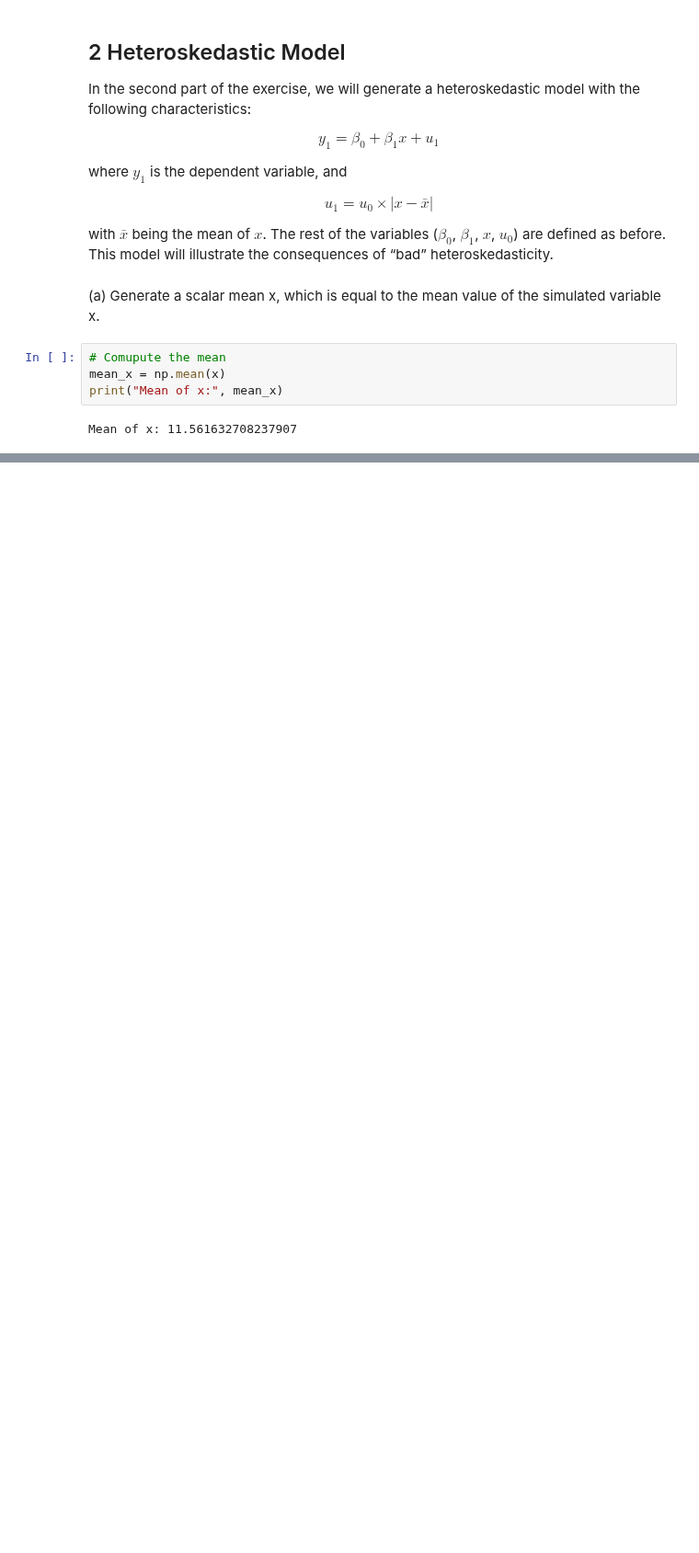
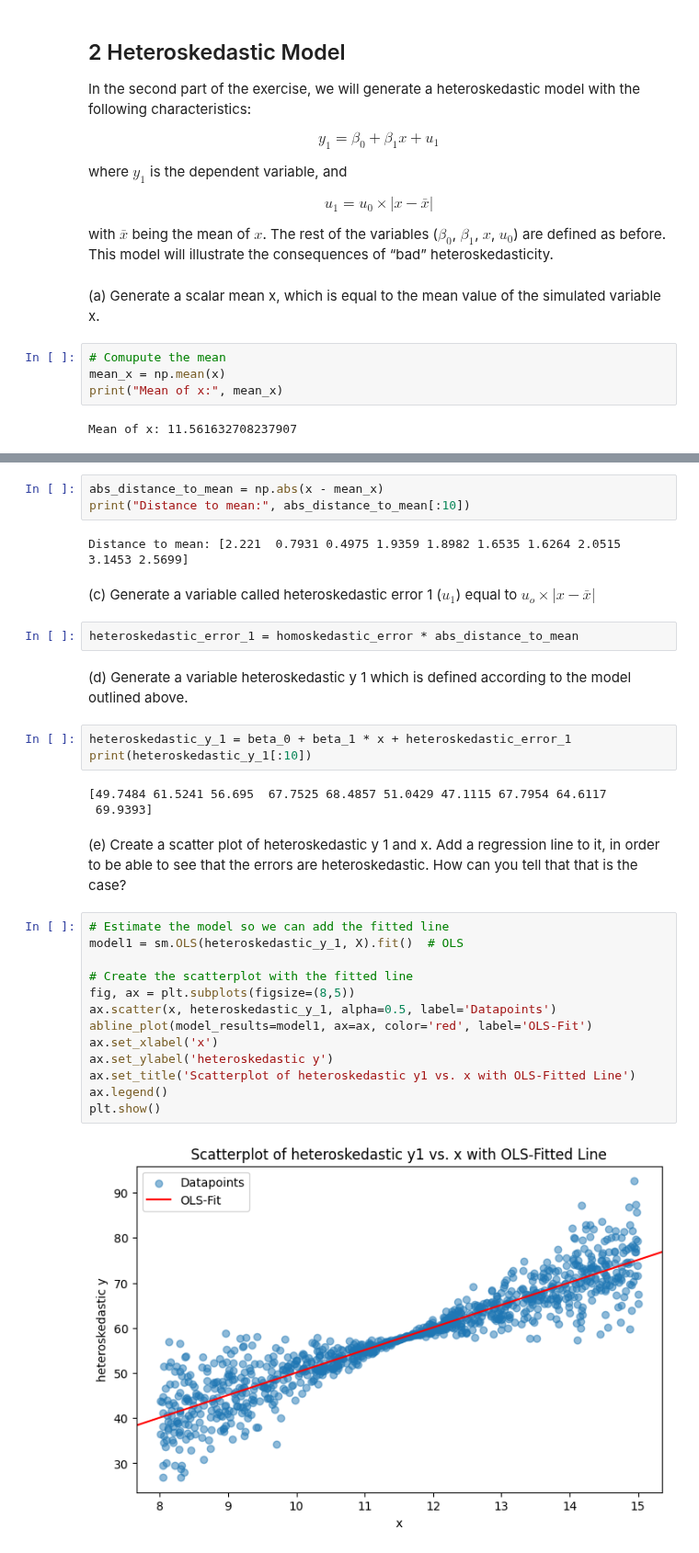
Before and after one commit to J-Wilke/Computational-Economics, a Jupyter notebook: Econometrics/Econometrics_II_Excercises/E2_Misspecification.ipynb, the cells around one changed output, grey strips where cells are left out. Shown at 92% size. Drawn from its saved outputs; the diff is of its cells as text; blank space fills up the shorter version.

```diff
--- a/Econometrics/Econometrics_II_Excercises/E2_Misspecification.ipynb
+++ b/Econometrics/Econometrics_II_Excercises/E2_Misspecification.ipynb
@@ -149,0 +152,34 @@ Mean of x: 11.561632708237907
+# %%
+abs_distance_to_mean = np.abs(x - mean_x)
+print("Distance to mean:", abs_distance_to_mean[:10])
+# %% [output]
+Distance to mean: [2.221  0.7931 0.4975 1.9359 1.8982 1.6535 1.6264 2.0515 3.1453 2.5699]
+# %% [markdown]
+(c) Generate a variable called heteroskedastic error 1 ($u_1$) equal to $u_o \times \lvert x - \bar{x} \rvert$
+# %%
+heteroskedastic_error_1 = homoskedastic_error * abs_distance_to_mean
+# %% [markdown]
+(d) Generate a variable heteroskedastic y 1 which is defined according to the model outlined above.
+# %%
+heteroskedastic_y_1 = beta_0 + beta_1 * x + heteroskedastic_error_1
+print(heteroskedastic_y_1[:10])
+# %% [output]
+[49.7484 61.5241 56.695  67.7525 68.4857 51.0429 47.1115 67.7954 64.6117
+ 69.9393]
+# %% [markdown]
+(e) Create a scatter plot of heteroskedastic y 1 and x. Add a regression line to it, in order to be able to see that the errors are heteroskedastic. How can you tell that that is the case?
+# %%
+# Estimate the model so we can add the fitted line
+model1 = sm.OLS(heteroskedastic_y_1, X).fit()  # OLS
+
+# Create the scatterplot with the fitted line
+fig, ax = plt.subplots(figsize=(8,5))
+ax.scatter(x, heteroskedastic_y_1, alpha=0.5, label='Datapoints')
+abline_plot(model_results=model1, ax=ax, color='red', label='OLS-Fit')
+ax.set_xlabel('x')
+ax.set_ylabel('heteroskedastic y')
+ax.set_title('Scatterplot of heteroskedastic y1 vs. x with OLS-Fitted Line')
+ax.legend()
+plt.show()
+# %% [output]
+[figure, added]
```
Also changed, not shown: parts of 9 cells of this notebook.
